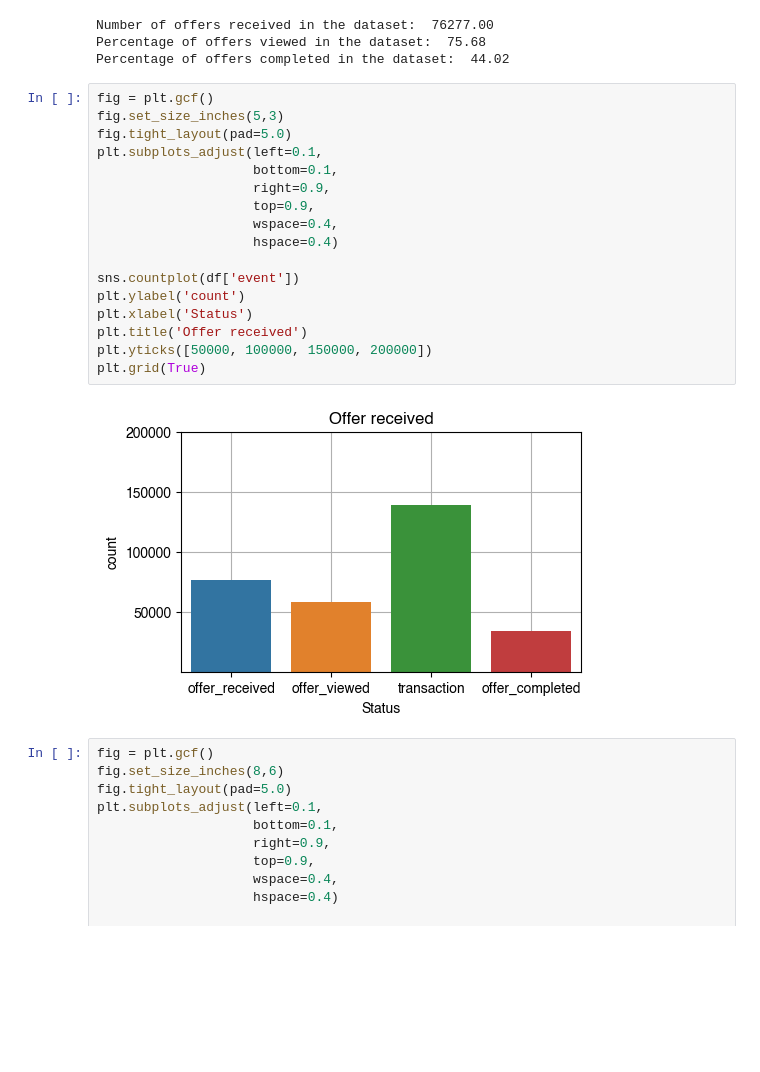
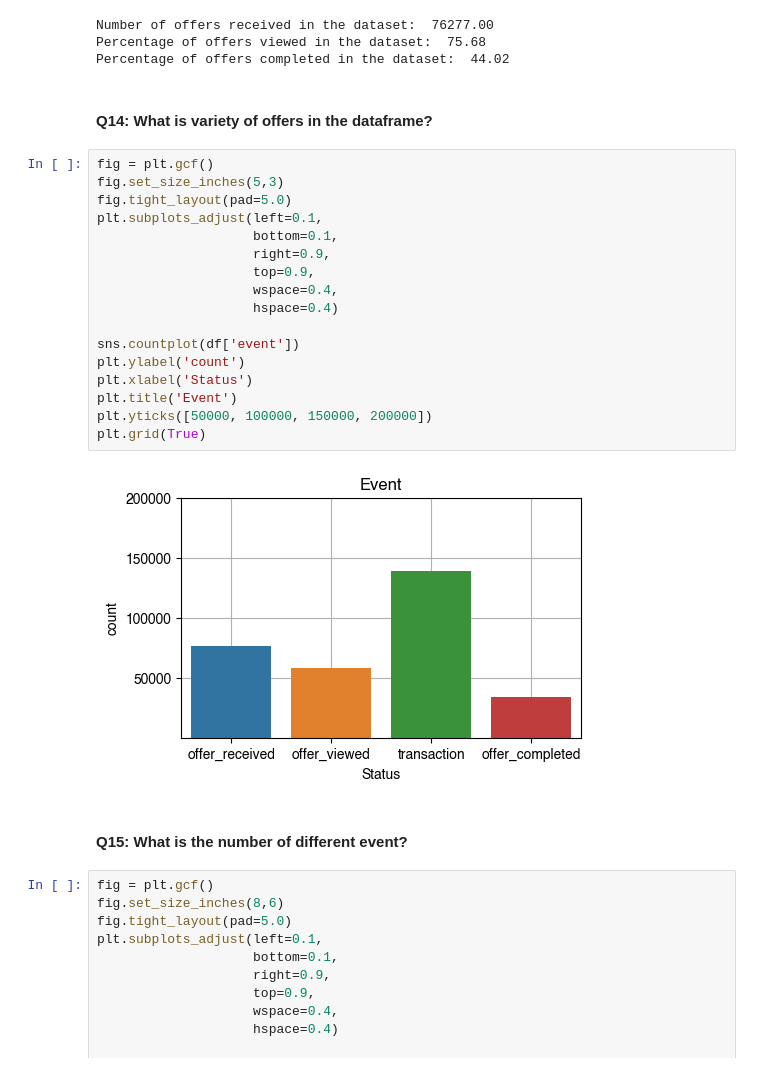
Before and after one commit to mirsadraee/Udacity_Data_Science_Projetcs, a Jupyter notebook: Project_04/Starbucks_Capstone_notebook.ipynb, the cells around one changed output. Saved outputs shown, nothing was run; the diff lists cells and outputs as text; blank space fills up the shorter version.

```diff
--- a/Project_04/Starbucks_Capstone_notebook.ipynb
+++ b/Project_04/Starbucks_Capstone_notebook.ipynb
@@ -581,25 +614,29 @@ print('Percentage of offers completed in the dataset: ',"{:.2f}".format(offer_co
 Number of offers received in the dataset:  76277.00
 Percentage of offers viewed in the dataset:  75.68
 Percentage of offers completed in the dataset:  44.02
+# %% [markdown]
+#### Q14: What is variety of offers in the dataframe?
 # %%
 fig = plt.gcf()
 fig.set_size_inches(5,3)
 fig.tight_layout(pad=5.0)
 plt.subplots_adjust(left=0.1,
                     bottom=0.1,
                     right=0.9,
                     top=0.9,
                     wspace=0.4,
                     hspace=0.4)
 
 sns.countplot(df['event'])
 plt.ylabel('count')
 plt.xlabel('Status')
-plt.title('Offer received')
+plt.title('Event')
 plt.yticks([50000, 100000, 150000, 200000])
 plt.grid(True)
 # %% [output]
-[figure, old version]
+[figure, new version]
+# %% [markdown]
+#### Q15: What is the number of different event?
 # %%
 fig = plt.gcf()
 fig.set_size_inches(8,6)
```
Also changed, not shown: parts of 47 cells of this notebook, 1 other file.
